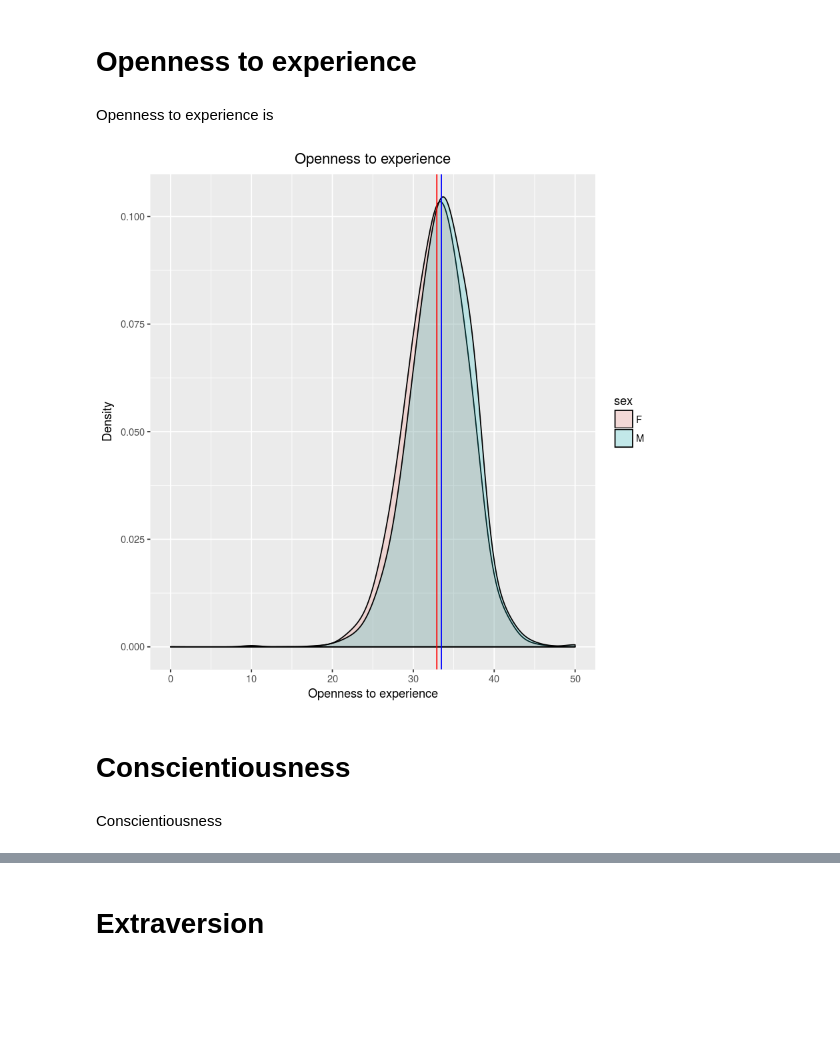
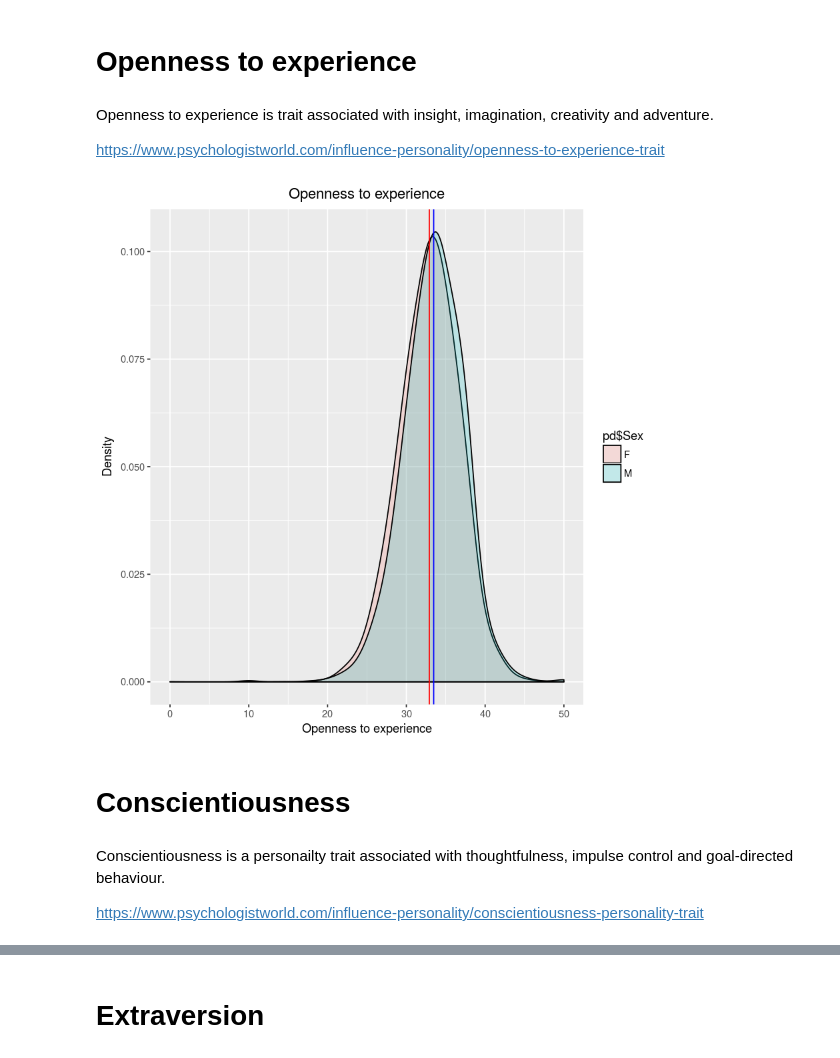
Before and after one commit to JamesLweller/JamesLweller.github.io, a Jupyter notebook: Personality data.ipynb, the cells around one changed output, grey strips where cells are left out. Cells and saved outputs as stored; diff of their text form; code cells hidden in the pictures; blank space fills up the shorter version.

```diff
--- a/Personality data.ipynb
+++ b/Personality data.ipynb
@@ -52,22 +52,26 @@ pd$Sex<-recode(pd$gender,"1='M'; 2='F'")
 - Note: higher or lower score on each item do not signify positive or negative traits.
 # %% [markdown]
 # Openness to experience
-# %% [markdown]
-Openness to experience is
+# %% [markdown]
+Openness to experience is trait associated with insight, imagination, creativity and adventure.
+
+https://www.psychologistworld.com/influence-personality/openness-to-experience-trait
 # %%
 ggplot() +
-  geom_density(data=pd, aes(x=Ototal, group=sex, fill=sex), alpha=0.2, adjust=2) +
+  geom_density(data=pd, aes(x=pd$Ototal, group=pd$Sex, fill=pd$Sex), alpha=0.2, adjust=2) +
   geom_vline(xintercept = mean(male$Ototal), colour = "blue") +
   geom_vline(xintercept = mean(female$Ototal), colour = "red") +
   xlab("Openness to experience") +
   ylab("Density") +
   ggtitle("Openness to experience") +
   theme(plot.title = element_text(hjust = 0.5))
 # %% [output]
-[figure, old version]
+[figure, new version]
 # %% [markdown]
 # Conscientiousness
-# %% [markdown]
-Conscientiousness
+# %% [markdown]
+Conscientiousness is a personailty trait associated with thoughtfulness, impulse control and goal-directed behaviour.
+
+https://www.psychologistworld.com/influence-personality/conscientiousness-personality-trait
 # %%
 ggplot() +
```
Also changed, not shown: parts of 9 cells of this notebook.
